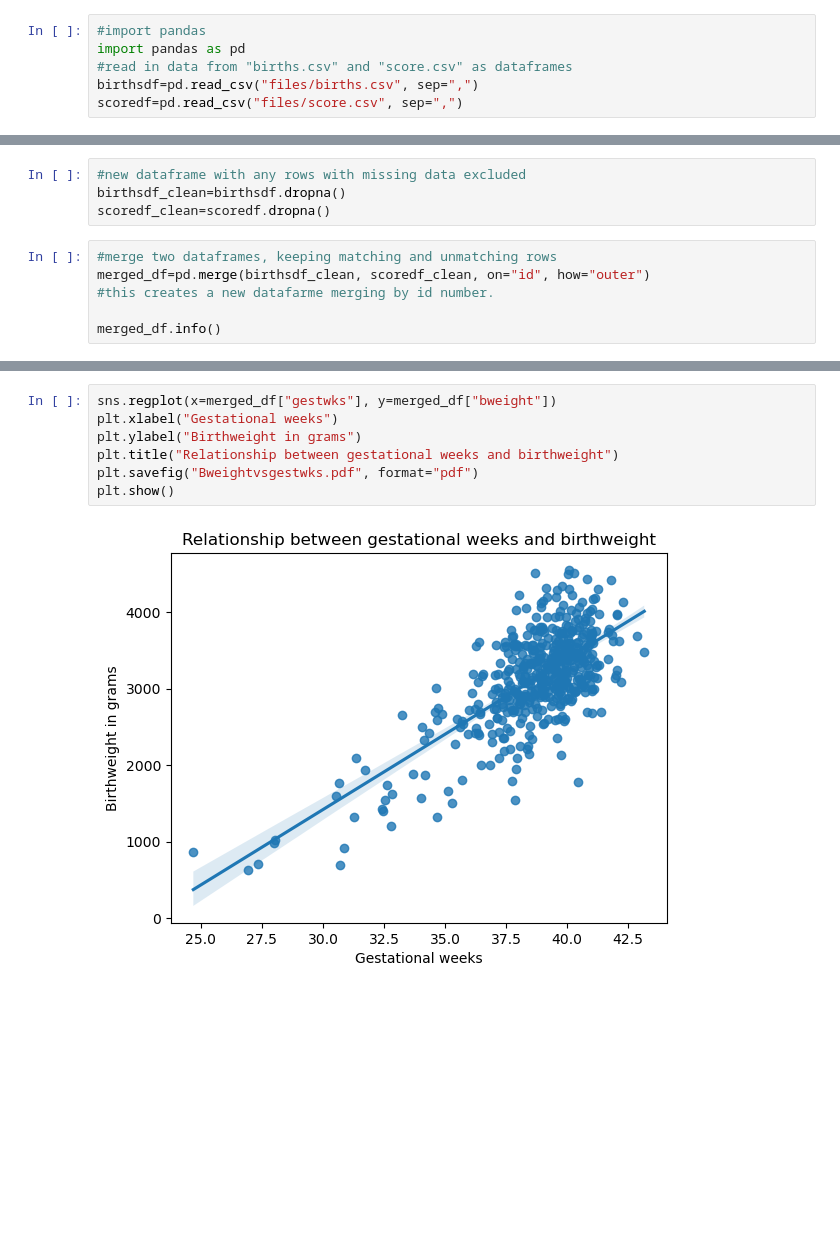
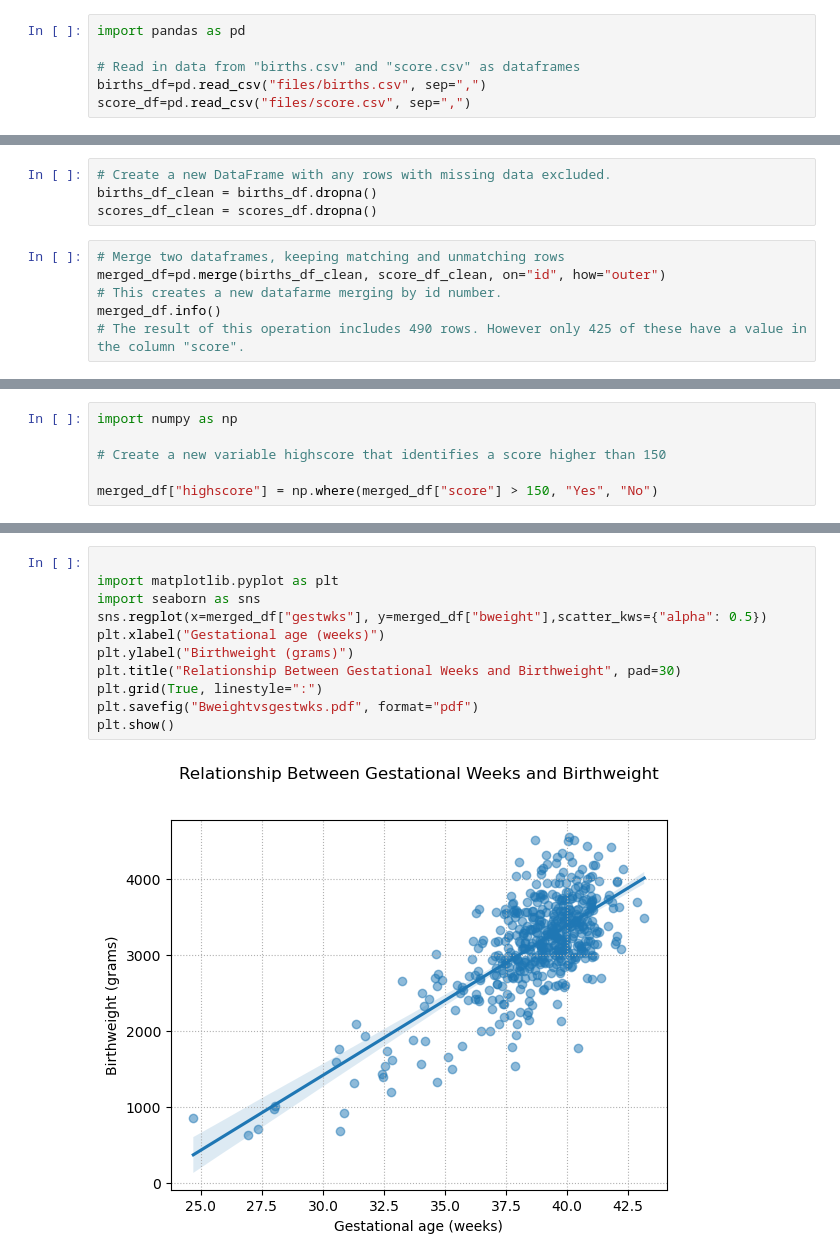
Before and after one commit to AHChangDS/programming-assessment, a Jupyter notebook: assessmenttest.ipynb, the cells around one changed output, grey strips where cells are left out. Cells and saved outputs as stored; diff of their text form; blank space fills up the shorter version.

```diff
--- a/assessmenttest.ipynb
+++ b/assessmenttest.ipynb
@@ -1,7 +1,7 @@
 # %%
-#import pandas
 import pandas as pd
-#read in data from "births.csv" and "score.csv" as dataframes
-birthsdf=pd.read_csv("files/births.csv", sep=",")
-scoredf=pd.read_csv("files/score.csv", sep=",")
+
+# Read in data from "births.csv" and "score.csv" as dataframes
+births_df=pd.read_csv("files/births.csv", sep=",")
+score_df=pd.read_csv("files/score.csv", sep=",")
 # %%
@@ -58,13 +67,13 @@ memory usage: 18.2 KB
 # %%
-#new dataframe with any rows with missing data excluded
-birthsdf_clean=birthsdf.dropna()
-scoredf_clean=scoredf.dropna()
+# Create a new DataFrame with any rows with missing data excluded.
+births_df_clean = births_df.dropna()
+scores_df_clean = scores_df.dropna()
 # %%
-#merge two dataframes, keeping matching and unmatching rows
-merged_df=pd.merge(birthsdf_clean, scoredf_clean, on="id", how="outer")
-#this creates a new datafarme merging by id number.
-
+# Merge two dataframes, keeping matching and unmatching rows
+merged_df=pd.merge(births_df_clean, score_df_clean, on="id", how="outer")
+# This creates a new datafarme merging by id number.
 merged_df.info()
+# The result of this operation includes 490 rows. However only 425 of these have a value in the column "score".
 # %% [output]
 <class 'pandas.core.frame.DataFrame'>
 RangeIndex: 490 entries, 0 to 489
@@ -204 +163,7 @@ print(cleaned_merged_df)
+# %%
+import numpy as np
+
+# Create a new variable highscore that identifies a score higher than 150
+
+merged_df["highscore"] = np.where(merged_df["score"] > 150, "Yes", "No")
 # %%
@@ -237,10 +180,14 @@ plt.show()
 # %%
-sns.regplot(x=merged_df["gestwks"], y=merged_df["bweight"])
-plt.xlabel("Gestational weeks")
-plt.ylabel("Birthweight in grams")
-plt.title("Relationship between gestational weeks and birthweight")
+
+import matplotlib.pyplot as plt
+import seaborn as sns
+sns.regplot(x=merged_df["gestwks"], y=merged_df["bweight"],scatter_kws={"alpha": 0.5})
+plt.xlabel("Gestational age (weeks)")
+plt.ylabel("Birthweight (grams)")
+plt.title("Relationship Between Gestational Weeks and Birthweight", pad=30)
+plt.grid(True, linestyle=":")
 plt.savefig("Bweightvsgestwks.pdf", format="pdf")
 plt.show()
 # %% [output]
-[figure, old version]
+[figure, new version]
 # %%
```
Also changed, not shown: parts of 12 cells of this notebook, 2 other files.
